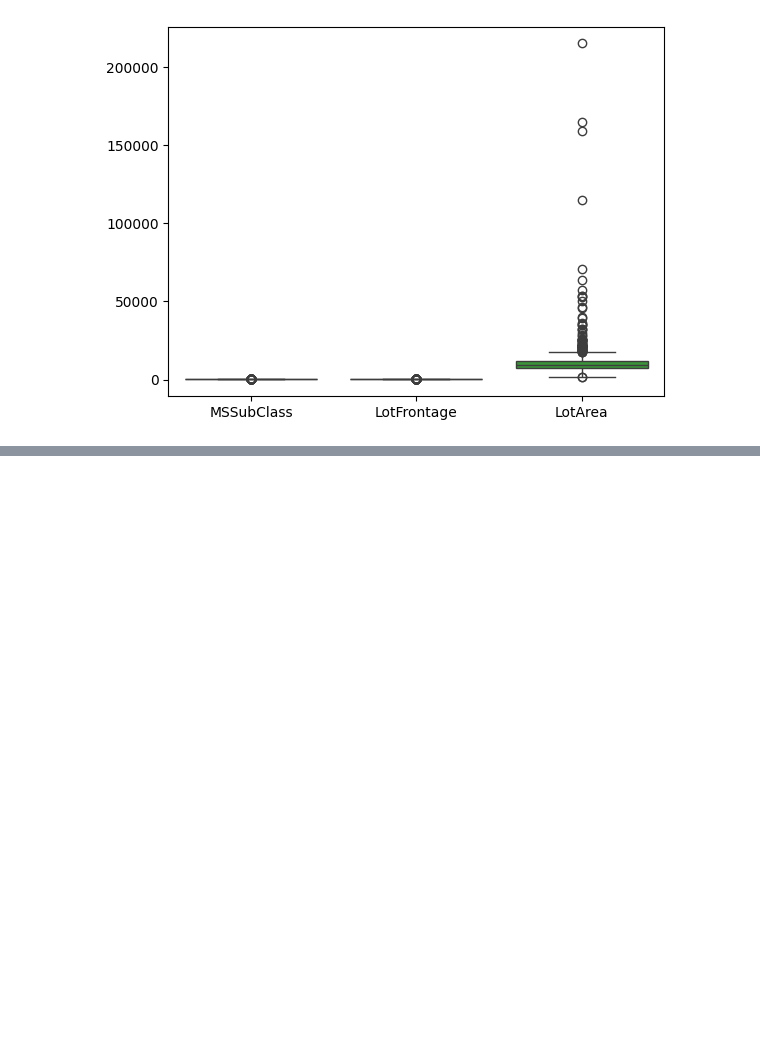
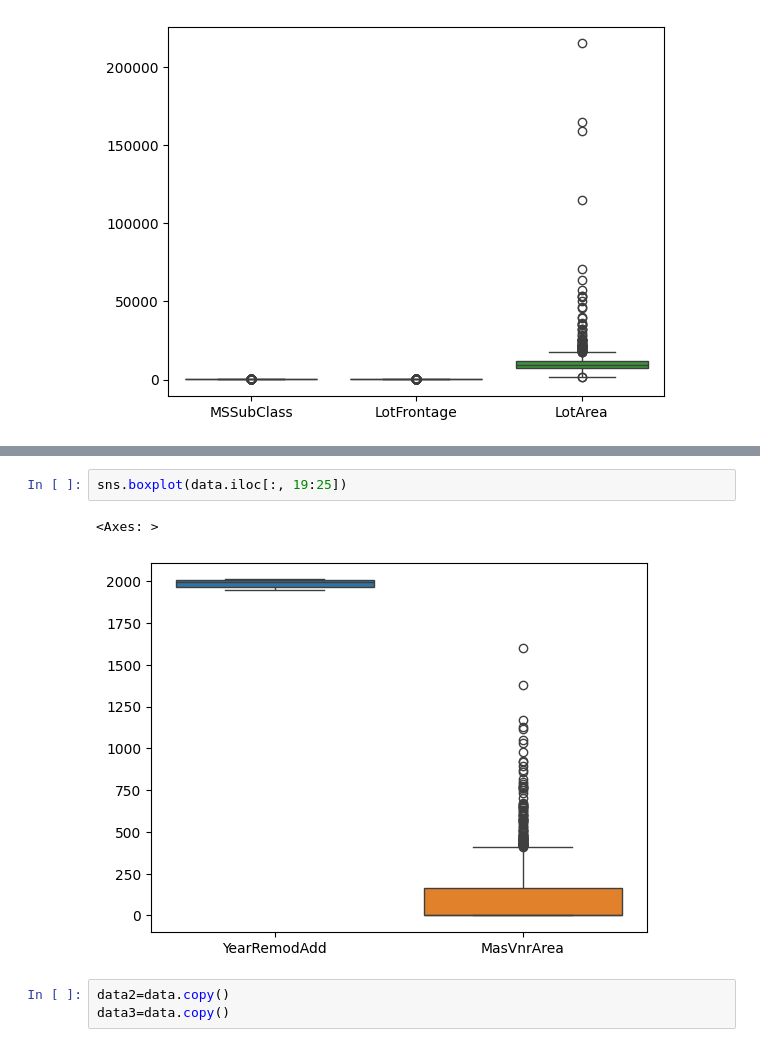
Before and after one commit to hyun-sun0920/fintech, a Jupyter notebook: 06 deep_learning/13아이오와에임스지역_집값예측_선생님.ipynb, the cells around one changed output, grey strips where cells are left out. Drawn from its saved outputs; the diff is of its cells as text; blank space fills up the shorter version.

```diff
--- a/06 deep_learning/13아이오와에임스지역_집값예측_선생님.ipynb
+++ b/06 deep_learning/13아이오와에임스지역_집값예측_선생님.ipynb
@@ -120,0 +126,8 @@ sns.boxplot(data.iloc[:, 1:5])
+# %%
+sns.boxplot(data.iloc[:, 19:25])
+# %% [output]
+<Axes: >
+[figure, added]
+# %%
+data2=data.copy()
+data3=data.copy()
```
Also changed, not shown: parts of 16 cells of this notebook, 21 other files.
